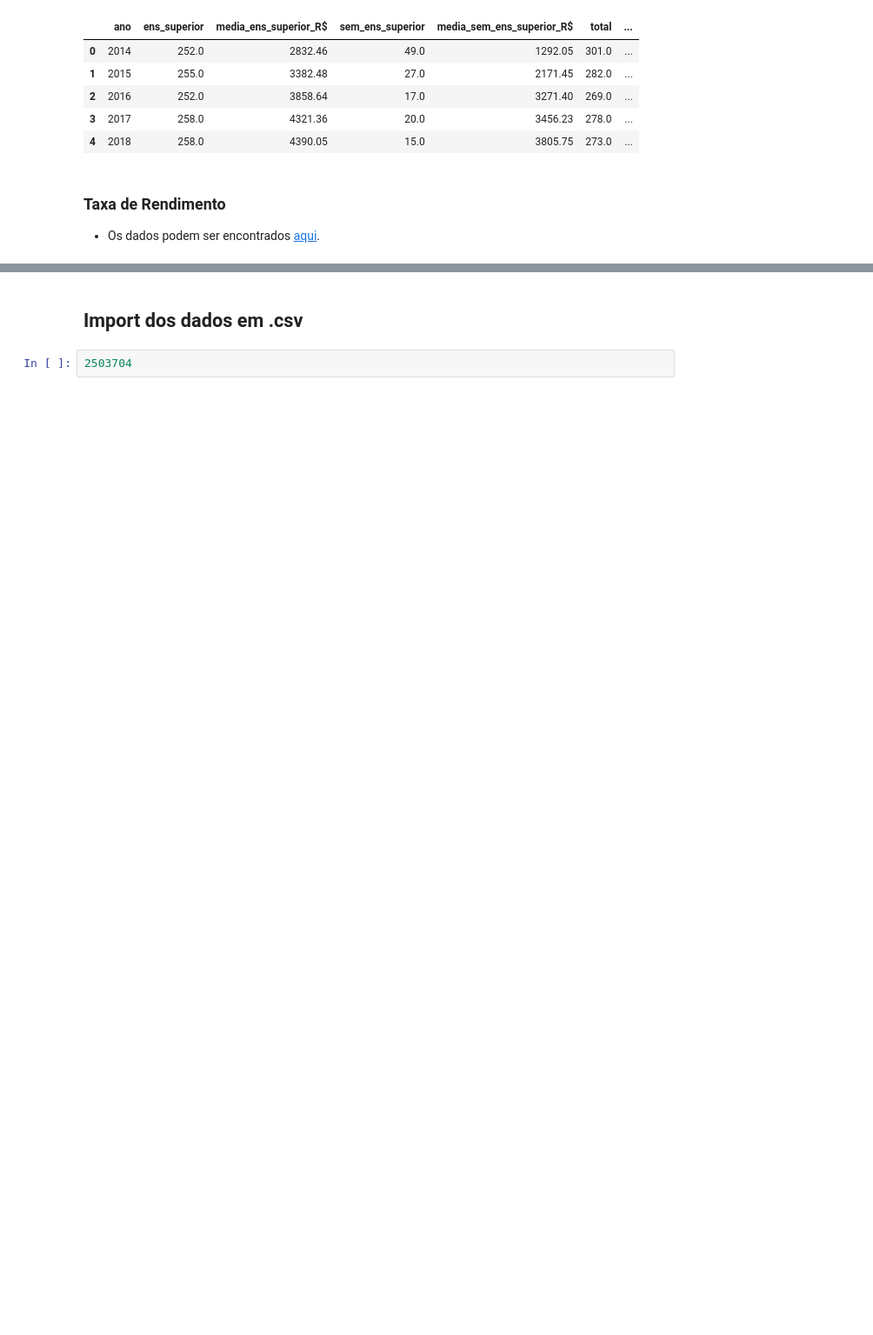
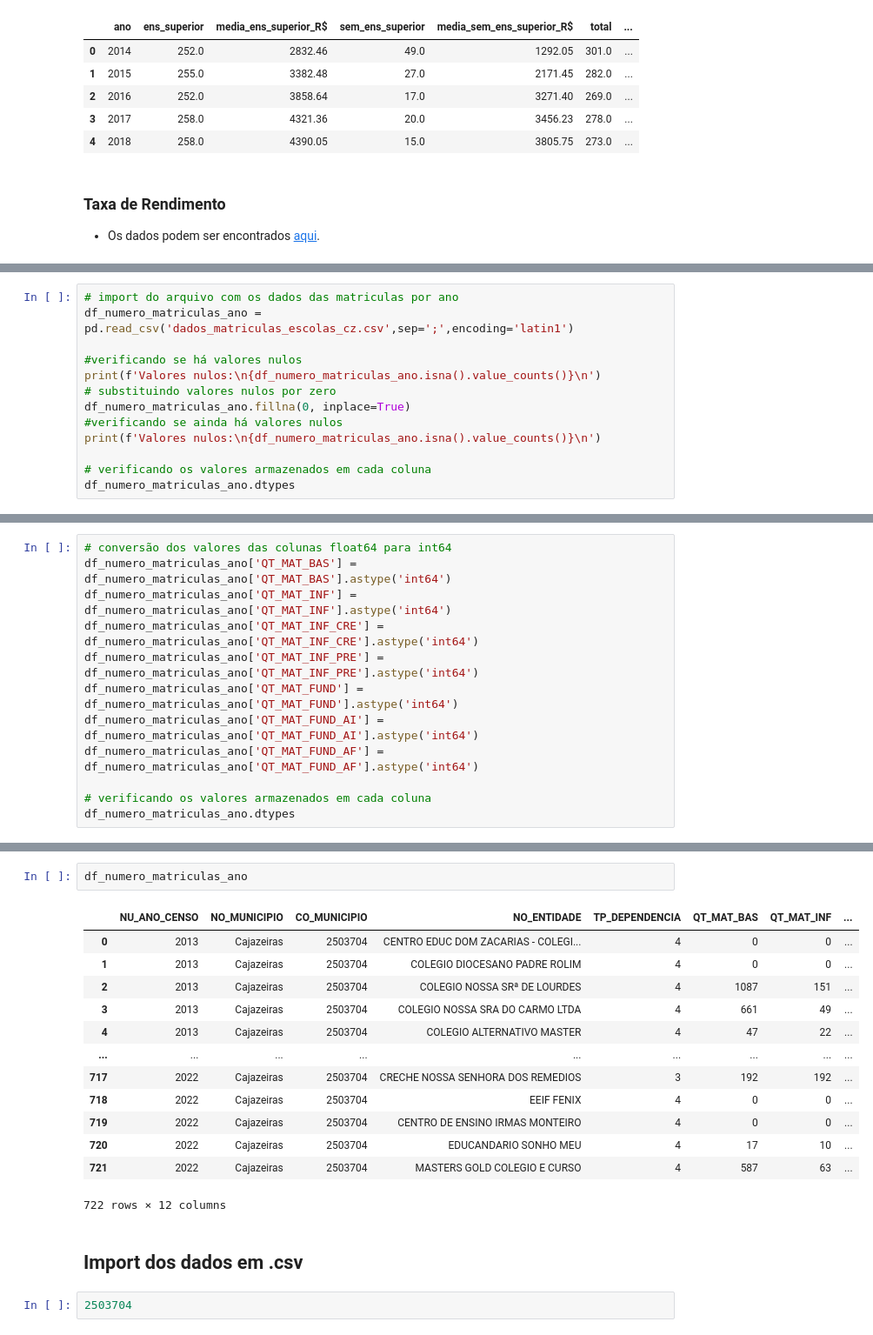
Before and after one commit to AllysonAbreu/dw_contas_publicas_2022, a Jupyter notebook: dea_despesas_dados_novos.ipynb, the cells around one changed output, grey strips where cells are left out. Shown: that part at 87% size. Saved outputs shown, nothing was run; the diff lists cells and outputs as text; blank space fills up the shorter version.

```diff
--- a/dea_despesas_dados_novos.ipynb
+++ b/dea_despesas_dados_novos.ipynb
@@ -285,0 +286,13 @@ df_taxa_rendimento
+# %%
+# import do arquivo com os dados das matriculas por ano
+df_numero_matriculas_ano = pd.read_csv('dados_matriculas_escolas_cz.csv',sep=';',encoding='latin1')
+
+#verificando se há valores nulos
+print(f'Valores nulos:\n{df_numero_matriculas_ano.isna().value_counts()}\n')
+# substituindo valores nulos por zero
+df_numero_matriculas_ano.fillna(0, inplace=True)
+#verificando se ainda há valores nulos
+print(f'Valores nulos:\n{df_numero_matriculas_ano.isna().value_counts()}\n')
+
+# verificando os valores armazenados em cada coluna
+df_numero_matriculas_ano.dtypes
@@ -285,0 +323,12 @@ df_taxa_rendimento
+# %%
+# conversão dos valores das colunas float64 para int64
+df_numero_matriculas_ano['QT_MAT_BAS'] = df_numero_matriculas_ano['QT_MAT_BAS'].astype('int64')
+df_numero_matriculas_ano['QT_MAT_INF'] = df_numero_matriculas_ano['QT_MAT_INF'].astype('int64')
+df_numero_matriculas_ano['QT_MAT_INF_CRE'] = df_numero_matriculas_ano['QT_MAT_INF_CRE'].astype('int64')
+df_numero_matriculas_ano['QT_MAT_INF_PRE'] = df_numero_matriculas_ano['QT_MAT_INF_PRE'].astype('int64')
+df_numero_matriculas_ano['QT_MAT_FUND'] = df_numero_matriculas_ano['QT_MAT_FUND'].astype('int64')
+df_numero_matriculas_ano['QT_MAT_FUND_AI'] = df_numero_matriculas_ano['QT_MAT_FUND_AI'].astype('int64')
+df_numero_matriculas_ano['QT_MAT_FUND_AF'] = df_numero_matriculas_ano['QT_MAT_FUND_AF'].astype('int64')
+
+# verificando os valores armazenados em cada coluna
+df_numero_matriculas_ano.dtypes
@@ -286,3 +349,19 @@ df_taxa_rendimento
+# %%
+df_numero_matriculas_ano
+# %% [output]
+|  | NU_ANO_CENSO | NO_MUNICIPIO | CO_MUNICIPIO | NO_ENTIDADE | TP_DEPENDENCIA | QT_MAT_BAS | QT_MAT_INF | ... |
+| 0 | 2013 | Cajazeiras | 2503704 | CENTRO EDUC DOM ZACARIAS - COLEGI... | 4 | 0 | 0 | ... |
+| 1 | 2013 | Cajazeiras | 2503704 | COLEGIO DIOCESANO PADRE ROLIM | 4 | 0 | 0 | ... |
+| 2 | 2013 | Cajazeiras | 2503704 | COLEGIO NOSSA SRª DE LOURDES | 4 | 1087 | 151 | ... |
+| 3 | 2013 | Cajazeiras | 2503704 | COLEGIO NOSSA SRA DO CARMO LTDA | 4 | 661 | 49 | ... |
+| 4 | 2013 | Cajazeiras | 2503704 | COLEGIO ALTERNATIVO MASTER | 4 | 47 | 22 | ... |
+| ... | ... | ... | ... | ... | ... | ... | ... | ... |
+| 717 | 2022 | Cajazeiras | 2503704 | CRECHE NOSSA SENHORA DOS REMEDIOS | 3 | 192 | 192 | ... |
+| 718 | 2022 | Cajazeiras | 2503704 | EEIF FENIX | 4 | 0 | 0 | ... |
+| 719 | 2022 | Cajazeiras | 2503704 | CENTRO DE ENSINO IRMAS MONTEIRO | 4 | 0 | 0 | ... |
+| 720 | 2022 | Cajazeiras | 2503704 | EDUCANDARIO SONHO MEU | 4 | 17 | 10 | ... |
+| 721 | 2022 | Cajazeiras | 2503704 | MASTERS GOLD COLEGIO E CURSO | 4 | 587 | 63 | ... |
+722 rows × 12 columns
 # %% [markdown]
 ## Import dos dados em .csv
 # %%
```
Also changed, not shown: parts of 15 cells of this notebook.
